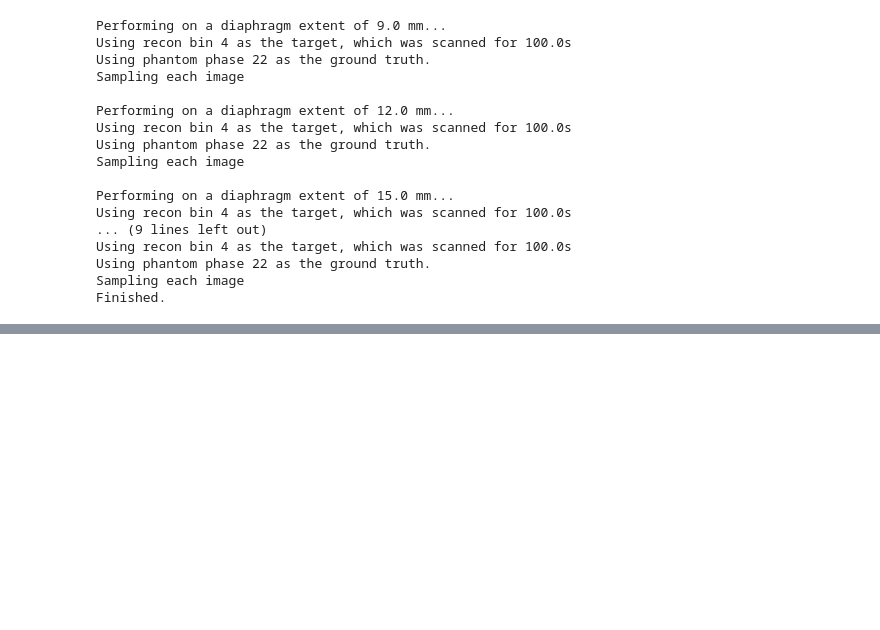
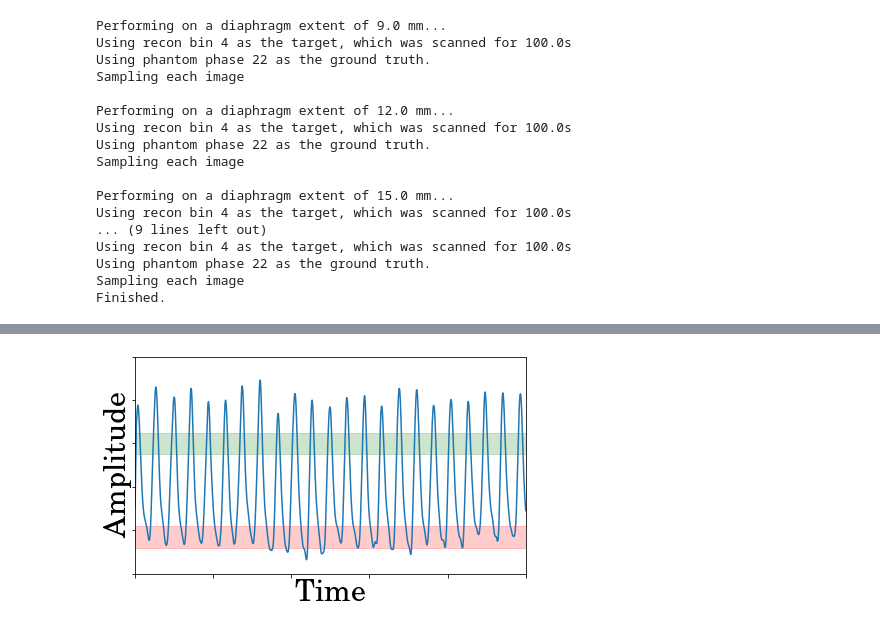
Before and after one commit to teaghan/FlowNet_PET, a Jupyter notebook: Comparing_Against_RPB.ipynb, the cells around one changed output, grey strips where cells are left out. Cells and saved outputs as stored; diff of their text form; code cells hidden in the pictures; blank space fills up the shorter version.

```diff
--- a/Comparing_Against_RPB.ipynb
+++ b/Comparing_Against_RPB.ipynb
@@ -225,0 +226,5 @@ plot_breath_binning(breath_time, breath_amp,
+# %%
+plot_breath_bins(breath_time, breath_amp, bin1=[0.12,0.22], bin2=[0.55,0.65],
+                     x_lim=(0,100), y_lim=(0,1.), fontsize=30, savename='figures/fig1_breath.png')
+# %% [output]
+[figure, added]
```
Also changed, not shown: parts of 3 cells of this notebook, 14 other files.
